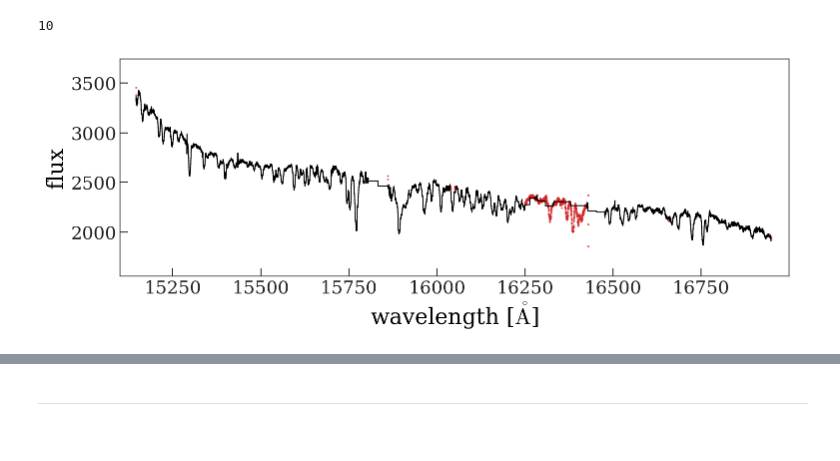
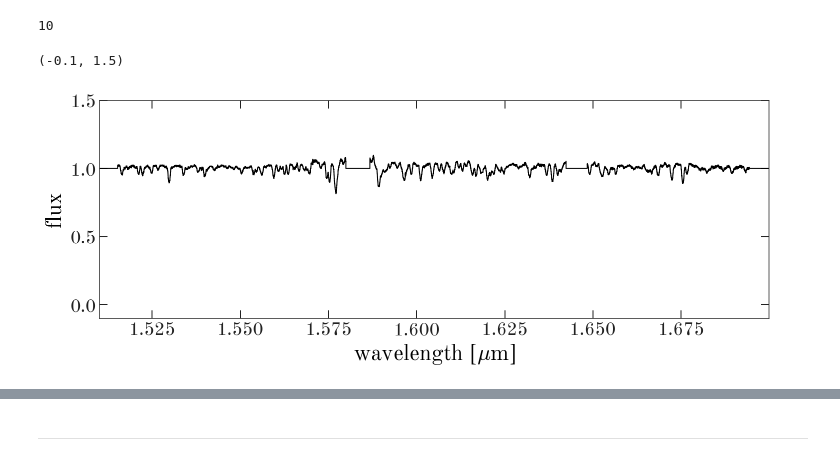
Before and after one commit to adrn/FunDepartment, a Jupyter notebook: notebooks/Run-on-visits.ipynb, the cells around one changed output, grey strips where cells are left out. Saved outputs shown, nothing was run; the diff lists cells and outputs as text; code cells hidden in the pictures.

```diff
--- a/notebooks/Run-on-visits.ipynb
+++ b/notebooks/Run-on-visits.ipynb
@@ -81,7 +76,15 @@ combined_spectrum = visit.get_apStar_spectrum(percentile_clip=False)
-# %%
-fig = plot_spectrum_masked(combined_spectrum)
-# %% [output]
-[figure, removed]
+# %%
+# combined_spectrum = visit.get_apStar_spectrum(percentile_clip=False)
+combined_spectrum = visit.get_aspcapStar_spectrum(percentile_clip=False)
+combined_spectrum.mask = combined_spectrum.flux == 0
+# %%
+fig, ax = plot_spectrum(combined_spectrum, masked=False)
+ax.plot(combined_spectrum.wavelength.value,
+        combined_spectrum.uncertainty.array)
+ax.set_ylim(-0.1, 1.5)
+# %% [output]
+(-0.1, 1.5)
+[figure, added]
 # %%
 for visit in visits:
     fig = plot_spectrum_masked(visit.get_spectrum())
```
Also changed, not shown: parts of 21 cells of this notebook.
